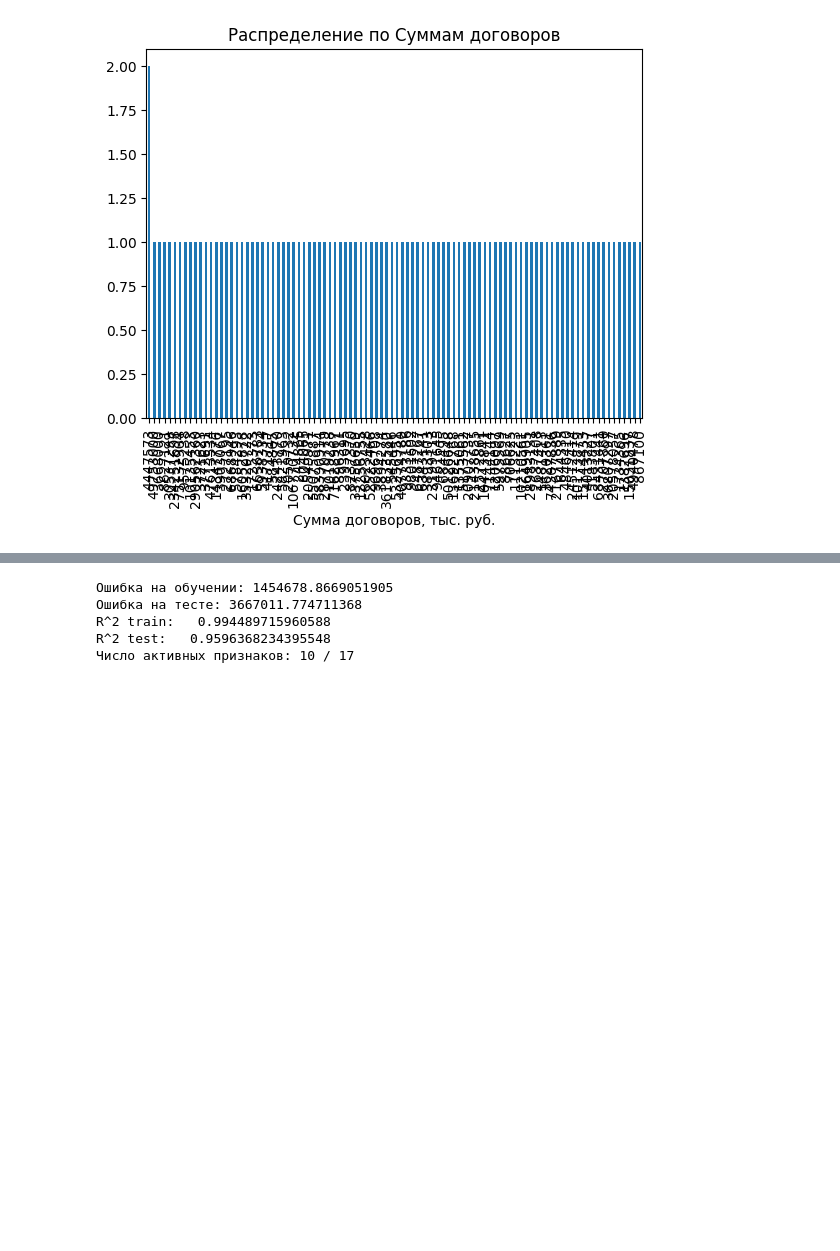
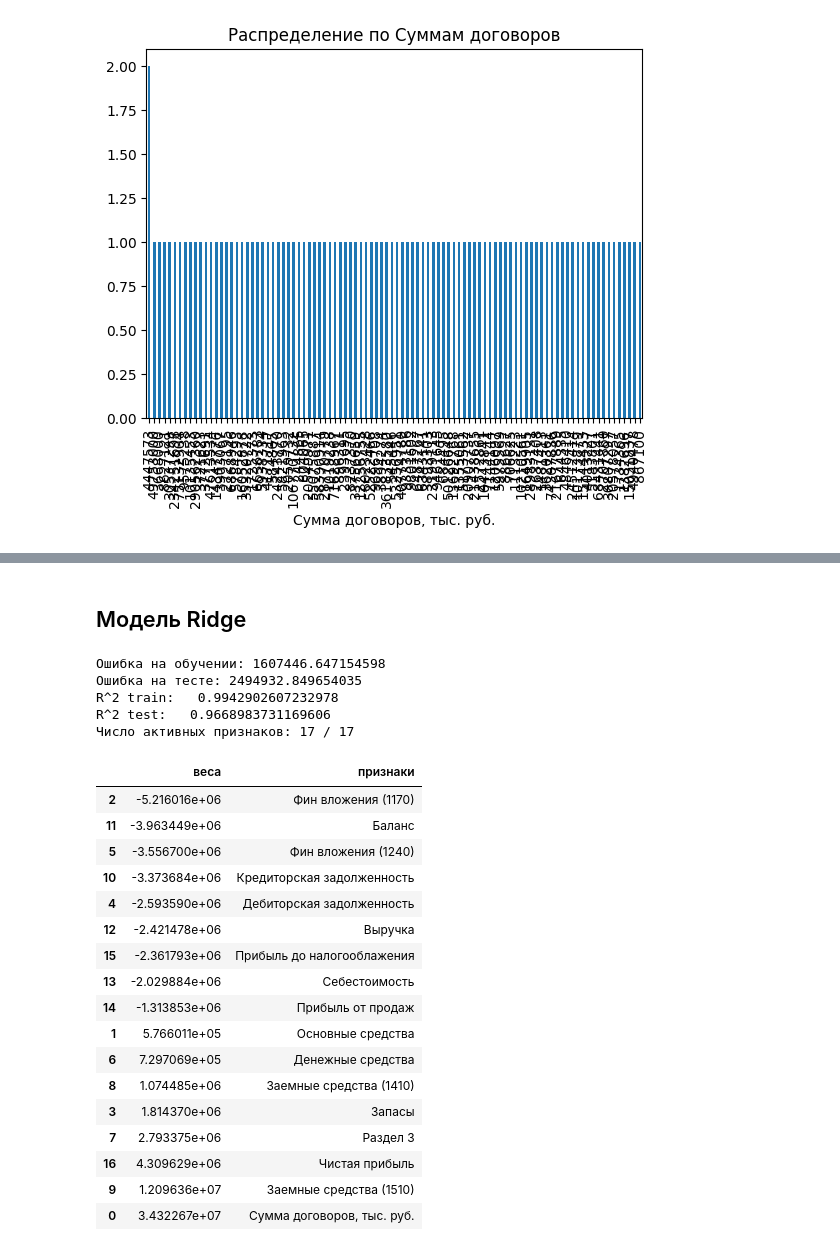
Before and after one commit to groxel/colab, a Jupyter notebook: DT Проектная работа.ipynb, the cells around one changed output, grey strips where cells are left out. Saved outputs shown, nothing was run; the diff lists cells and outputs as text; code cells hidden in the pictures; blank space fills up the shorter version.

```diff
--- a/DT Проектная работа.ipynb
+++ b/DT Проектная работа.ipynb
@@ -289,37 +377,74 @@ R^2 test:   0.7787207285366473
+# %% [markdown]
+## Модель Ridge
 # %%
+import pandas as pd
+import numpy as np
+from sklearn.model_selection import train_test_split
+from sklearn.metrics import mean_squared_error
+from sklearn.metrics import mean_absolute_error
+from sklearn.metrics import r2_score
 from sklearn.preprocessing import StandardScaler
-# импортируем модель для построения Лассо-регрессии
-from sklearn.linear_model import Lasso
+from sklearn.linear_model import Ridge
+
+### Гипер параметры
+#random_state = 0
+#random_state = 42
+random_state = 23643
+test_size = 0.3
+alpha = 0.25 # 0.9668 / 0.9486
 
 # загружаем таблицу формата xlsx
 data = pd.read_excel(io = "https://github.com/groxel/colab/raw/refs/heads/main/data_set_cleared.xlsx", header = 3)
 
 X = data.drop(columns=['Наименование компании', 'ИНН', 'Полученные деньги (авансы), тыс. руб.', 'Остаток к получению, тыс. руб.'])
-#X = X.drop(columns=['Количество контрагентов', 'Количество контрактов', 'Сумма договоров, тыс. руб.'])
 X = X.drop(columns=['Количество контрагентов', 'Количество контрактов'])
+#X = X.drop(columns=['Сумма договоров, тыс. руб.'])
 Y = data["Остаток к получению, тыс. руб."]
 
 # реализуем разделение на train и test
-X_train, X_test, Y_train, Y_test = train_test_split(X, Y, test_size=0.3, random_state=42)
+X_train, X_test, Y_train, Y_test = train_test_split(X, Y, test_size=test_size, random_state=random_state)
 
 scaler = StandardScaler()
 X_train_scaled = scaler.fit_transform(X_train)
 X_test_scaled = scaler.transform(X_test)
 
-model = Lasso(alpha=100000) #определяем модель
+model = Ridge(alpha=alpha) #определяем модель
 model.fit(X_train_scaled, Y_train) #обучаем модель
 preds_train = model.predict(X_train_scaled) #делаем предсказание для обучающих данных
 preds_test = model.predict(X_test_scaled) #делаем предсказание для тестовых данных
 
 print("Ошибка на обучении:", mean_absolute_error(Y_train, preds_train)) #находим значение МАЕ для обучающей выборки
 print("Ошибка на тесте:", mean_absolute_error(Y_test, preds_test))#находим значение МАЕ для тестовой выборки
 print('R^2 train:  ', r2_score(Y_train, preds_train))
 print('R^2 test:  ', r2_score(Y_test, preds_test))
 print("Число активных признаков:", sum(model.coef_!=0), \
       "/", model.coef_.shape[0])
+
+weights_data = {"веса":model.coef_,\
+                "признаки": X_train.columns}
+weights = pd.DataFrame(weights_data)
+weights.sort_values("веса")
 # %% [output]
-Ошибка на обучении: 1454678.8669051905
-Ошибка на тесте: 3667011.774711368
-R^2 train:   0.994489715960588
-R^2 test:   0.9596368234395548
-Число активных признаков: 10 / 17
+Ошибка на обучении: 1607446.647154598
+Ошибка на тесте: 2494932.849654035
+R^2 train:   0.9942902607232978
+R^2 test:   0.9668983731169606
+Число активных признаков: 17 / 17
+|  | веса | признаки |
+| 2 | -5.216016e+06 | Фин вложения (1170) |
+| 11 | -3.963449e+06 | Баланс |
+| 5 | -3.556700e+06 | Фин вложения (1240) |
+| 10 | -3.373684e+06 | Кредиторская задолженность |
+| 4 | -2.593590e+06 | Дебиторская задолженность |
+| 12 | -2.421478e+06 | Выручка |
+| 15 | -2.361793e+06 | Прибыль до налогооблажения |
+| 13 | -2.029884e+06 | Себестоимость |
+| 14 | -1.313853e+06 | Прибыль от продаж |
+| 1 | 5.766011e+05 | Основные средства |
+| 6 | 7.297069e+05 | Денежные средства |
+| 8 | 1.074485e+06 | Заемные средства (1410) |
+| 3 | 1.814370e+06 | Запасы |
+| 7 | 2.793375e+06 | Раздел 3 |
+| 16 | 4.309629e+06 | Чистая прибыль |
+| 9 | 1.209636e+07 | Заемные средства (1510) |
+| 0 | 3.432267e+07 | Сумма договоров, тыс. руб. |
```
Also changed, not shown: parts of 46 cells of this notebook.
